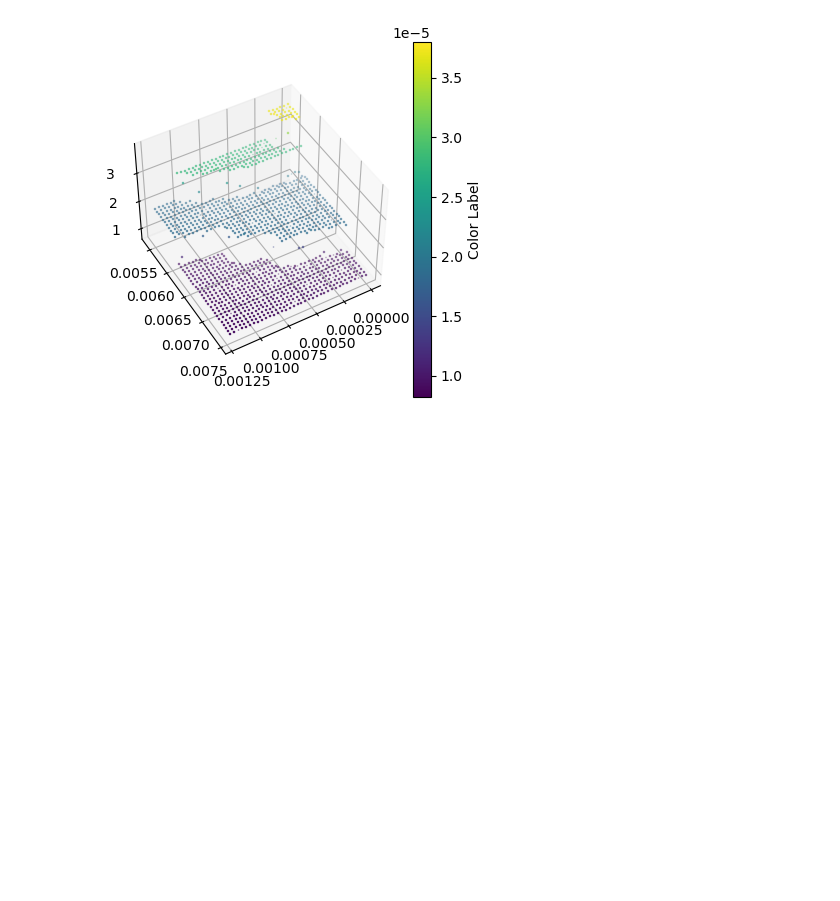
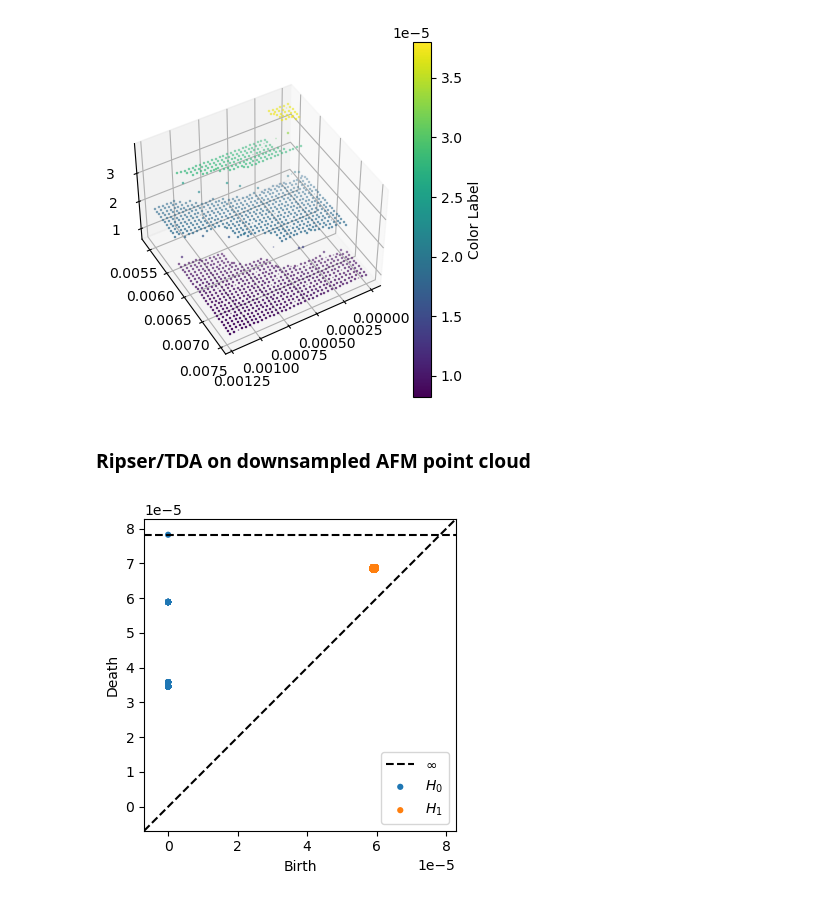
Before and after one commit to st-te/AFML, a Jupyter notebook: AFML_AFM_plot_cluster_downsample_tda.ipynb, the cells around one changed output. Drawn from its saved outputs; the diff is of its cells as text; code cells hidden in the pictures; blank space fills up the shorter version.

```diff
--- a/AFML_AFM_plot_cluster_downsample_tda.ipynb
+++ b/AFML_AFM_plot_cluster_downsample_tda.ipynb
@@ -267,3 +267,10 @@ plot_afm_3d(cspline)
 36 {0.006531911550487657, 0.007297402299265066, 0.0056486529942060305, 0.006414143742983439, 0.00717963449176085, 0.005530885186701813, 0.006296375935479223, 0.007061866684256632, 0.005413117379197596 ...
 677 {2.7803237621527826e-05, 2.7803070130620615e-05, 2.3815155249634923e-05, 1.4239248623766815e-05, 1.8543724315208433e-05, 1.836986998871987e-05, 9.290439267683292e-06, 1.8543723776975316e-05, 1.854 ...
 [figure]
+# %% [markdown]
+### Ripser/TDA on downsampled AFM point cloud
+# %%
+dgms = ripser(nearest)['dgms']
+plot_diagrams(dgms, show=True)
+# %% [output]
+[figure, added]
```
Also changed, not shown: parts of 3 cells of this notebook.
